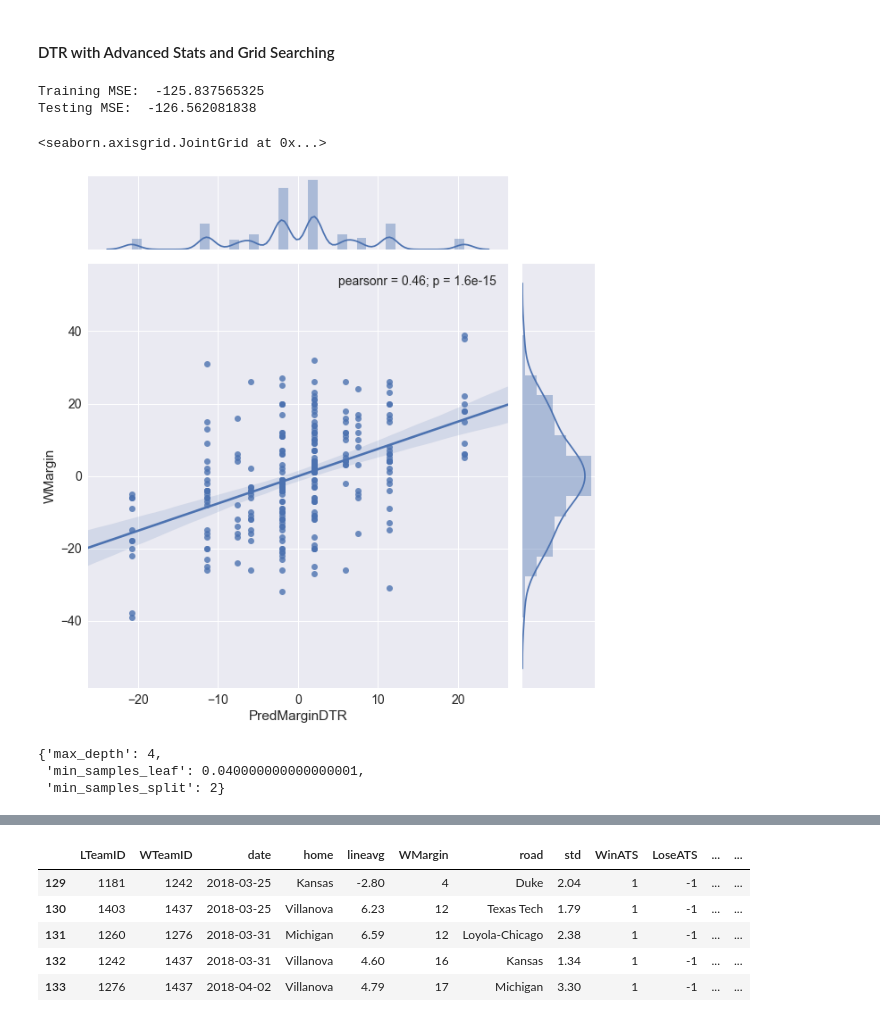
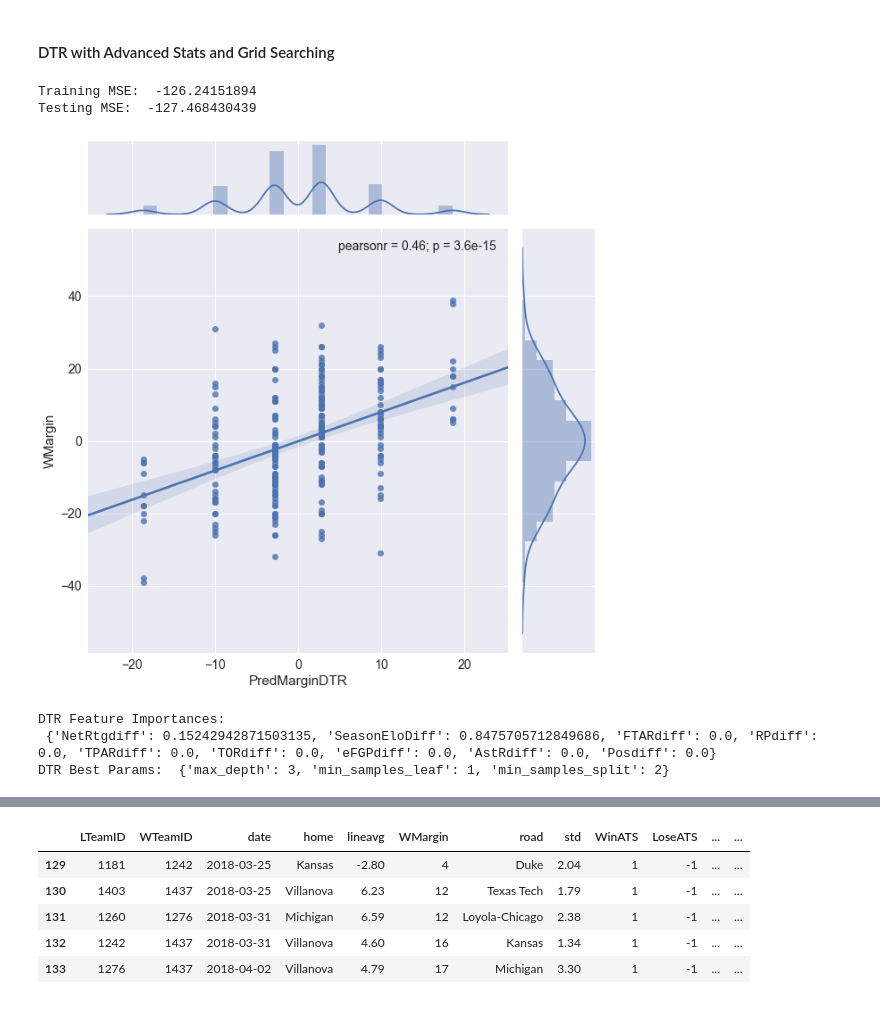
Before and after one commit to victoreram/Springboard-Data-Science, a Jupyter notebook: NCAABBPrediction/MLAdvancedStats.ipynb, the cells around one changed output, grey strips where cells are left out. Drawn from its saved outputs; the diff is of its cells as text; code cells hidden in the pictures.

Commit message:
Updated pred plots

```diff
--- a/NCAABBPrediction/MLAdvancedStats.ipynb
+++ b/NCAABBPrediction/MLAdvancedStats.ipynb
@@ -864,7 +864,7 @@ Decision Tree Best Params:  {'min_samples_leaf': 0.01, 'min_samples_split': 2, '
 #### Linear Support Vector Regression with Advanced Stats
 # %%
 
-svr = LinearSVR(fit_intercept=False)
+svr = LinearSVR(random_state=42018, fit_intercept=False)
 #C_s = [x*np.arange(1,10) for x in np.logspace(start=-1, stop=1, num=3)]
 C_s =  np.logspace(start=-2, stop=2, num=5)
 
@@ -1031,7 +1031,7 @@ feature importances:
 # %% [markdown]
 #### Linear SVR
 # %%
-svr = LinearSVR(fit_intercept=False)
+svr = LinearSVR(random_state=42018, fit_intercept=False)
 C_s =  np.logspace(start=-2, stop=2, num=5)
 
 parameters = {'C':C_s}
@@ -1056,4 +1056,5 @@ print("Train R^2: {}\nTest R^2: {}".format(svr.score(X_train, y_train), svr.scor
 odds_tourney_raw = simulate_betting(odds_tourney_raw, y_pred, 'SVR')
 
 sns.jointplot(data=odds_tourney_raw, x='PredMarginSVR', y='WMargin', kind='reg', size=9)
+plt.savefig(cwd+"\\Documents\\preds_svr_adv.png")
 # %% [output]
@@ -1106,9 +1106,9 @@ Test R^2: -0.33053910636007067
 # %% [markdown]
 #### Decision Tree with Grid Search
 # %%
-parameters = {'min_samples_split':np.arange(2,10),
-              'min_samples_leaf':np.arange(0.01,0.08,0.01),
-             'max_depth':np.arange(2,5)}
+parameters = {'min_samples_split':np.arange(2,6),
+              'min_samples_leaf':np.arange(1,6),
+             'max_depth':np.arange(2,6)}
 dtr = DecisionTreeRegressor(random_state=42018)
 reg = GridSearchCV(dtr,
                   parameters,
@@ -1271,7 +1282,7 @@ LR Feature Importances:
 # %% [markdown]
 #### LSVR with Advanced Stats
 # %%
-svr = LinearSVR(fit_intercept=False)
+svr = LinearSVR(random_state=42018, fit_intercept=False)
 C_s =  np.logspace(start=-2, stop=2, num=5)
 
 parameters = {'C':C_s}
@@ -1336,35 +1347,40 @@ DTR Feature Importances:
 # %% [markdown]
 #### DTR with Advanced Stats and Grid Searching
 # %%
-parameters = {'min_samples_split':np.arange(2,10),
-              'min_samples_leaf':np.arange(0.01,0.08,0.01),
-             'max_depth':np.arange(2,5)}
+parameters = {'min_samples_split':np.arange(2,6),
+              'min_samples_leaf':np.arange(1,6),
+             'max_depth':np.arange(2,6)}
 dtr = DecisionTreeRegressor(random_state=42018)
 reg = GridSearchCV(dtr,
                   parameters,
                   scoring='neg_mean_squared_error')
 
 reg.fit(X_train, y_train)
 y_pred = reg.predict(X_test)
 odds_tourney_alt = simulate_betting(odds_tourney_alt, y_pred, 'DTR')
 mse = mean_squared_error(y_true, y_pred)
 print("Training MSE: ", reg.score(X_train, y_train))
 print("Testing MSE: ", reg.score(X_test, y_true))
 model_name = 'DTRAlt'
 mses[model_name] = mse
 #print("DTR MSE: ", mse)
 sns.jointplot(data=odds_tourney_alt, x='PredMarginDTR', y='WMargin', kind='reg', size=9)
+plt.savefig(cwd+"\\Documents\\preds_dtr.png")
 # %% [output]
-Training MSE:  -125.837565325
-Testing MSE:  -126.562081838
+Training MSE:  -126.24151894
+Testing MSE:  -127.468430439
-<seaborn.axisgrid.JointGrid at 0x...>
-[figure, old version]
+[figure, new version]
-# %%
-reg.best_params_
-# %% [output]
-{'max_depth': 4,
- 'min_samples_leaf': 0.040000000000000001,
- 'min_samples_split': 2}
+# %%
+dtr.set_params(min_samples_split=reg.best_params_['min_samples_split'],
+              min_samples_leaf=reg.best_params_['min_samples_leaf'],
+              max_depth=reg.best_params_['max_depth'])
+dtr.fit(X_train, y_train)
+print("DTR Feature Importances: \n", dict(zip(feature_cols,dtr.feature_importances_)))
+print("DTR Best Params: ", reg.best_params_)
+# %% [output]
+DTR Feature Importances:
+ {'NetRtgdiff': 0.15242942871503135, 'SeasonEloDiff': 0.8475705712849686, 'FTARdiff': 0.0, 'RPdiff': 0.0, 'TPARdiff': 0.0, 'TORdiff': 0.0, 'eFGPdiff': 0.0, 'AstRdiff': 0.0, 'Posdiff': 0.0}
+DTR Best Params:  {'max_depth': 3, 'min_samples_leaf': 1, 'min_samples_split': 2}
 # %%
 sns.set(font_scale=1.4)
 plt.figure(figsize=(18,12))
```
Also changed, not shown: parts of 28 cells of this notebook, 2 other files.
